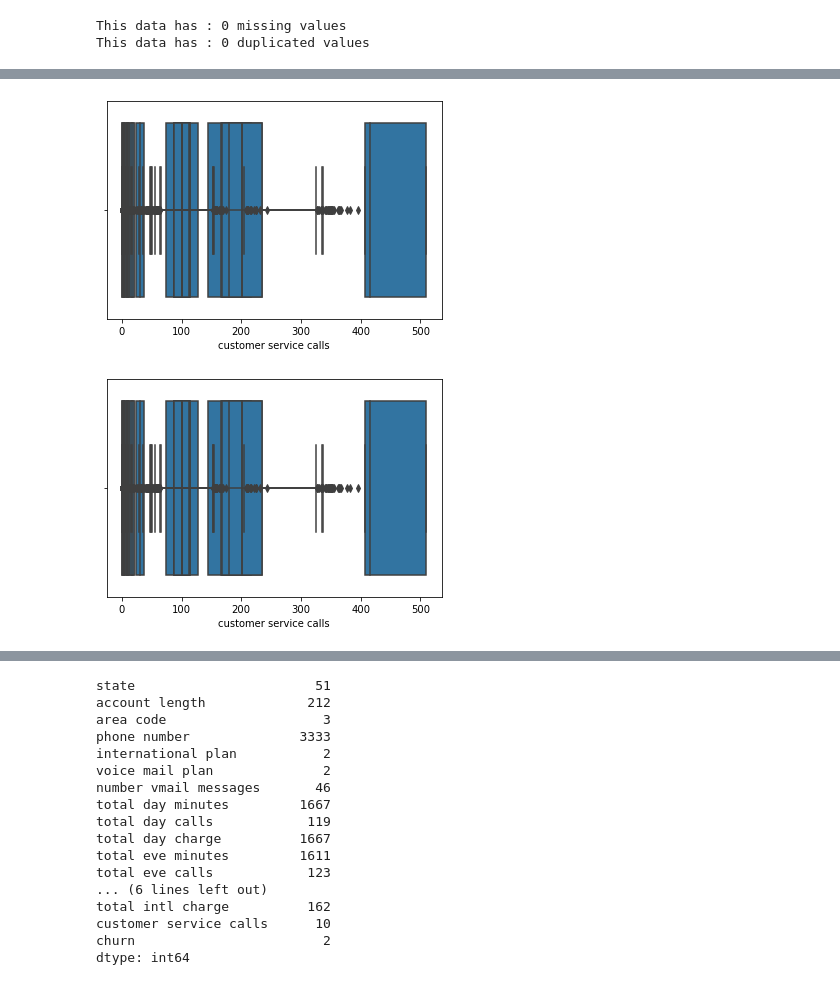
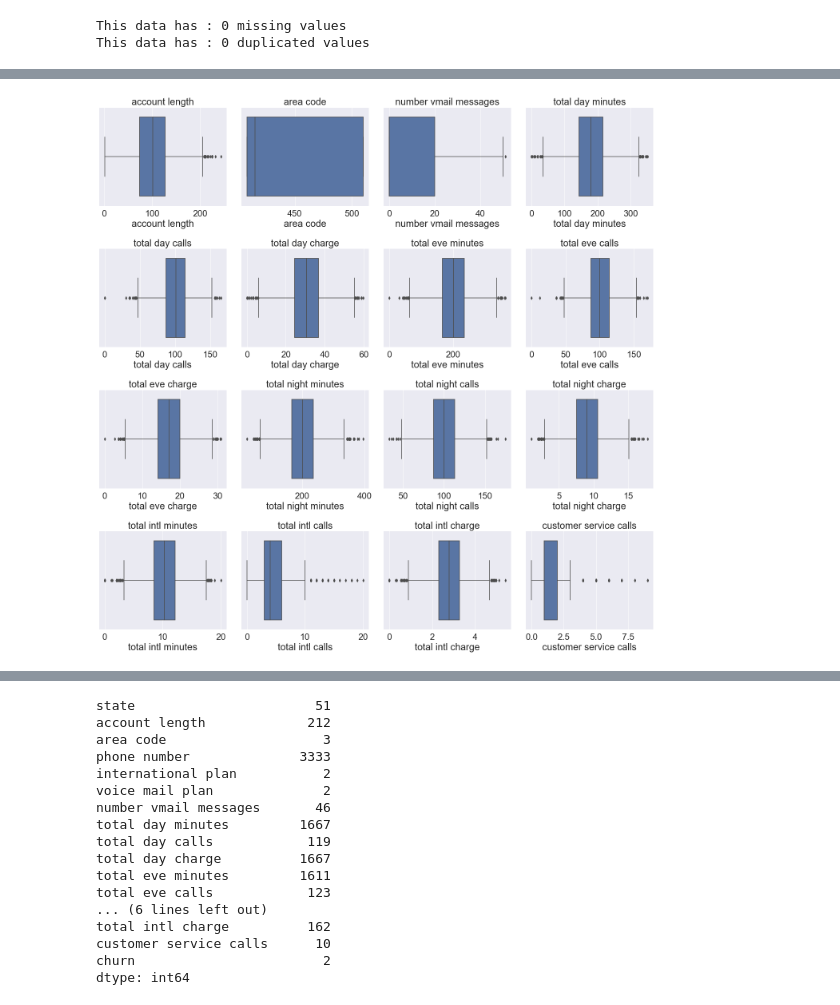
Before and after one commit to williamm243/customer_retention, a Jupyter notebook: customer.ipynb, the cells around one changed output, grey strips where cells are left out. Cells and saved outputs as stored; diff of their text form; code cells hidden in the pictures.

```diff
--- a/customer.ipynb
+++ b/customer.ipynb
@@ -166,14 +155,17 @@ sns.boxplot(churn_data["total eve calls"])
-# %%
-import seaborn as sns
-
-for col in churn_data.select_dtypes(include=[np.number]):
-    sns.boxplot(x=churn_data[col])
-# %% [output]
-[figure, removed]
-# %%
-
-
-for col in churn_data.select_dtypes(include=[np.number]):
-    sns.boxplot(churn_data[col])
-# %% [output]
-[figure, removed]
+# %%
+#numerical columns
+numerical_cols = churn_data.select_dtypes(include="number")
+
+#ploting a combined boxplot to check for all of them
+plt.figure(figsize=(20, 20))
+
+for i, col in enumerate(numerical_cols.columns):
+    plt.subplot(4, 4, i+1)
+    churn_data[col] = churn_data[col].astype(float)
+    sns.boxplot(x=churn_data[col])
+    plt.title(col)
+
+plt.tight_layout()
+plt.show()
+# %% [output]
+[figure, added]
```
Also changed, not shown: parts of 32 cells of this notebook.
